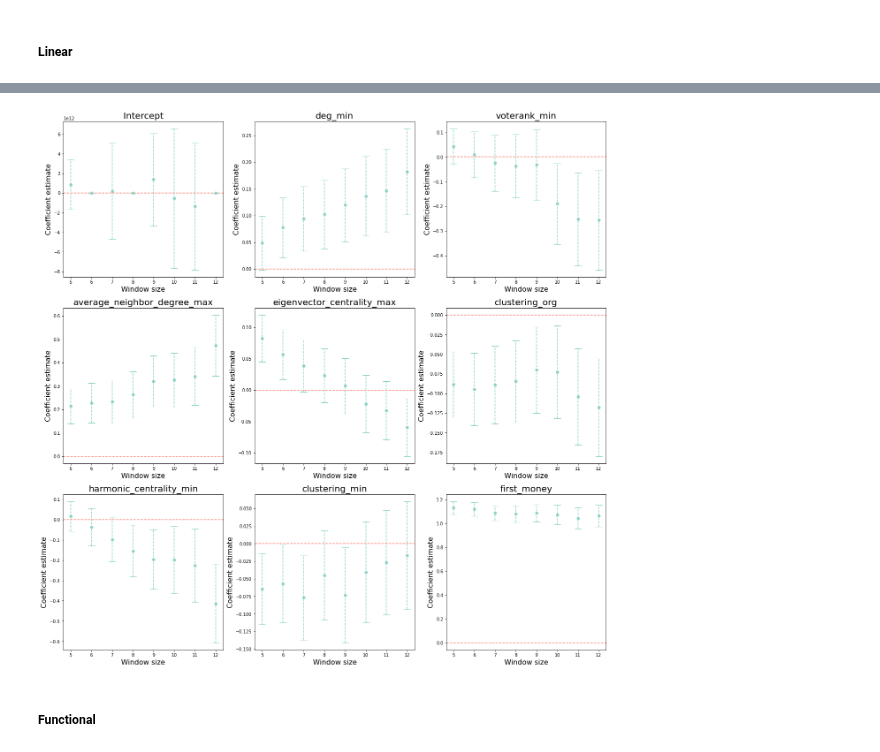
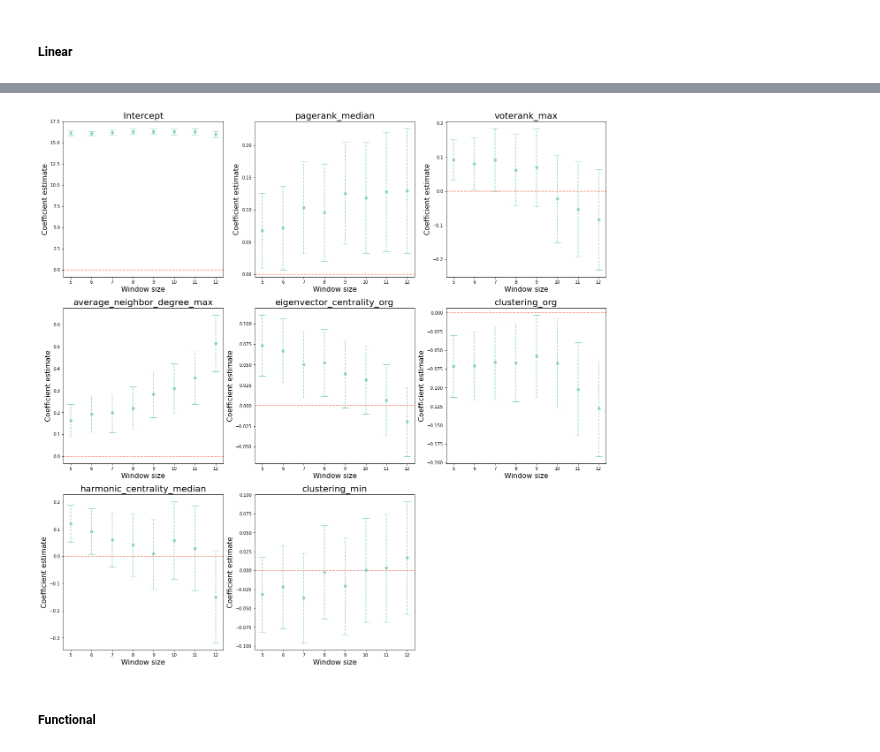
Before and after one commit to testalorenzo/crunch_net, a Jupyter notebook: ANS/notebook/notebooks/ANS_extension.ipynb, the cells around one changed output, grey strips where cells are left out. Saved outputs shown, nothing was run; the diff lists cells and outputs as text; code cells hidden in the pictures.

```diff
--- a/ANS/notebook/notebooks/ANS_extension.ipynb
+++ b/ANS/notebook/notebooks/ANS_extension.ipynb
@@ -391,7 +391,7 @@ print(results_logistics['best_r_squared'])
 ('newman_betweenness_centrality_min', 'voterank_median', 'closeness_centrality_org', 'pagerank_org', 'clustering_org', 'harmonic_centrality_min', 'clustering_max')
 0.8105153565851119
 # %%
-formula_log='cluster ~ newman_betweenness_centrality_min + voterank_median + closeness_centrality_org + pagerank_org + clustering_org + harmonic_centrality_min + clustering_max + first_money'
+formula_log='cluster ~ newman_betweenness_centrality_min + voterank_median + closeness_centrality_org + pagerank_org + clustering_org + harmonic_centrality_min + clustering_max'
 # %%
 results = smf.logit(formula_log, data=binary_merge).fit()
 print(results.summary())
@@ -448,7 +448,7 @@ significance=[x.apply(lambda x: -np.log(x)) for x in pvalues]
 
 fig, axs = plt.subplots(3, 3, figsize=(22, 22))
 
-for i in range(9):
+for i in range(8):
     axs[i//3, i%3].plot([x[i] for x in coef], [x[i] for x in significance], '.', c=default_color)
     axs[i//3, i%3].axvline(np.mean([x[i] for x in coef]), c=default_color3)
     axs[i//3, i%3].axvline(np.mean([x[i] for x in coef])-np.std([x[i] for x in coef]), linestyle='--', c=default_color3)
@@ -462,7 +462,7 @@ for ax in axs.flat:
     ax.axhline(-np.log(0.1),color=default_color2,ls='--')
     ax.axvline(0, c=default_color2)
 
-#axs[2, 2].set_visible(False)
+axs[2, 2].set_visible(False)
 
 os.chdir('/Users/ltesta/Documents/GitHub/crunch_net/ANS/plots')
 plt.savefig('significance_logistic_'+str(size)+'.pdf', bbox_inches="tight")
@@ -533,7 +533,7 @@ print(results_linear['best_r_squared'])
 ('pagerank_median', 'voterank_max', 'average_neighbor_degree_max', 'eigenvector_centrality_org', 'clustering_org', 'harmonic_centrality_median', 'clustering_min')
 0.3020935063279121
 # %%
-formula='cum ~ pagerank_median + voterank_max + average_neighbor_degree_max + eigenvector_centrality_org + clustering_org + harmonic_centrality_median + clustering_min + sector + continent + first_money'
+formula='cum ~ pagerank_median + voterank_max + average_neighbor_degree_max + eigenvector_centrality_org + clustering_org + harmonic_centrality_median + clustering_min + sector + first_money'
 # %%
 results = smf.ols(formula, data=cumulative_merge).fit()
 print(results.summary())
@@ -890,7 +910,7 @@ for size in range(5,13):
     l_bound.append(results.conf_int().iloc[:,0])
     u_bound.append(results.conf_int().iloc[:,1])
 # %%
-rows=[0,1,11,12,13,14,15,16,17,18]
+rows=[0,1,6,7,8,9,10,11,12]
 coef=pd.DataFrame(coef).reset_index().iloc[:, rows]
 u_bound=pd.DataFrame(u_bound).reset_index().iloc[:, rows]
 l_bound=pd.DataFrame(l_bound).reset_index().iloc[:, rows]
@@ -909,28 +917,28 @@ Name: first_money, dtype: float64
 # %%
 fig, axs = plt.subplots(3, 3, figsize=(22, 22))
 
-for i in range(9):
+for i in range(8):
     #axs[i//3, i%3].plot(range(5,13), coef.iloc[:,i+1], color=default_color3)
     #axs[i//3, i%3].errorbar(range(5,13), coef.iloc[:,i+1], yerr=)
     y_error=[-l_bound.iloc[:,i+1]+coef.iloc[:,i+1], u_bound.iloc[:,i+1]-coef.iloc[:,i+1]]
     eb=axs[i//3, i%3].errorbar(range(5,13), coef.iloc[:,i+1], yerr = y_error,fmt='o', ecolor = default_color3 , color= default_color3, capsize=8)
     eb[-1][0].set_linestyle('--')
 
     #axs[i//3, i%3].fill_between(range(5,13), l_bound.iloc[:,i+1], u_bound.iloc[:,i+1], alpha=0.3, color=default_color3)
     axs[i//3, i%3].set_title(coef.columns[i+1], fontsize=20)
 
 for ax in axs.flat:
     ax.set_xlabel('Window size', fontsize=16)
     ax.set_ylabel('Coefficient estimate', fontsize=16)
     ax.axhline(0,color=default_color2,ls='--')
 
 #axs[2, 1].set_visible(False)
-#axs[2, 2].set_visible(False)
+axs[2, 2].set_visible(False)
 
 os.chdir('/Users/ltesta/Documents/GitHub/crunch_net/ANS/plots')
 plt.savefig('stability_linear.pdf', bbox_inches="tight")
 # %% [output]
-[figure, old version]
+[figure, new version]
 # %% [markdown]
 ##### Functional
 # %%
```
Also changed, not shown: parts of 8 cells of this notebook, 3 other files.
